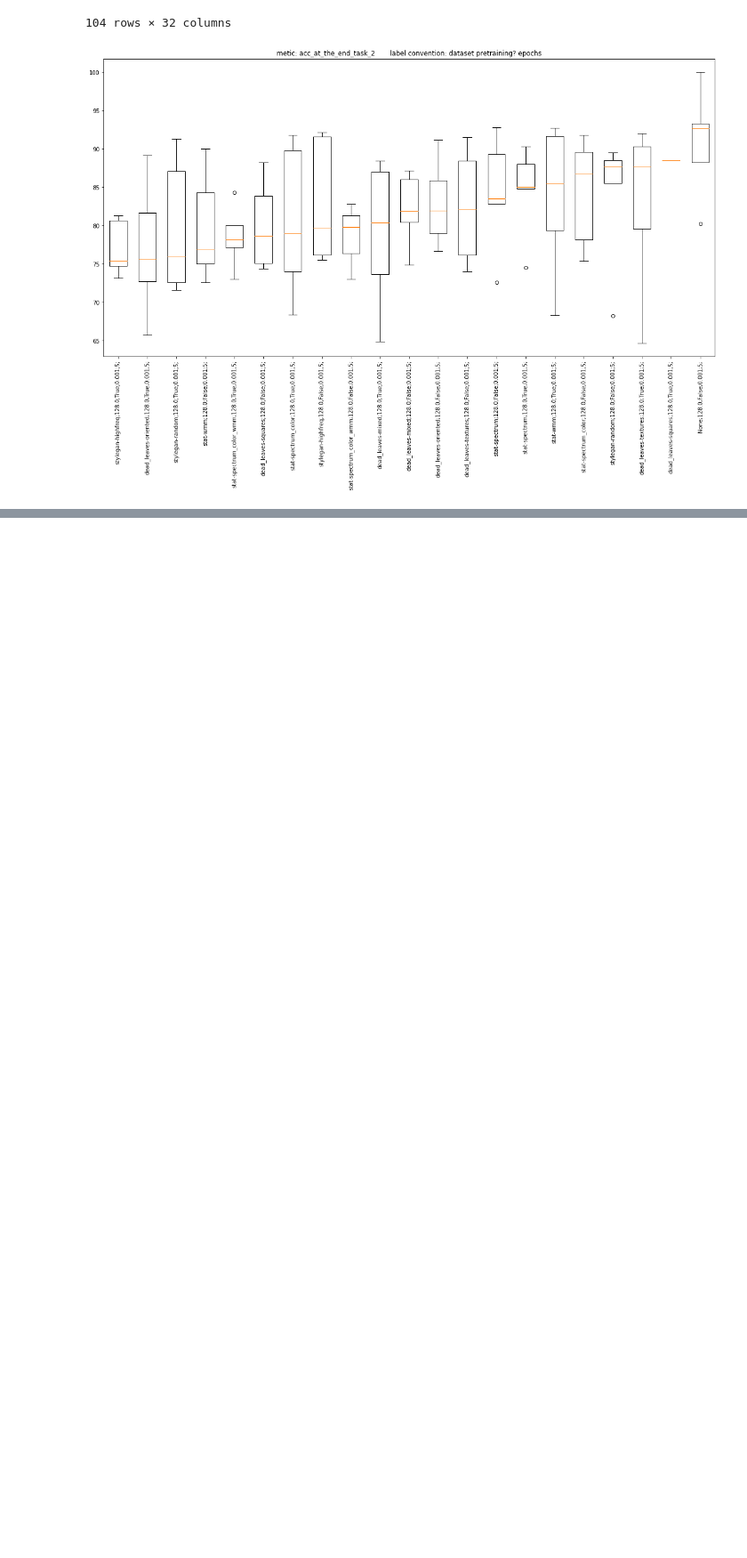
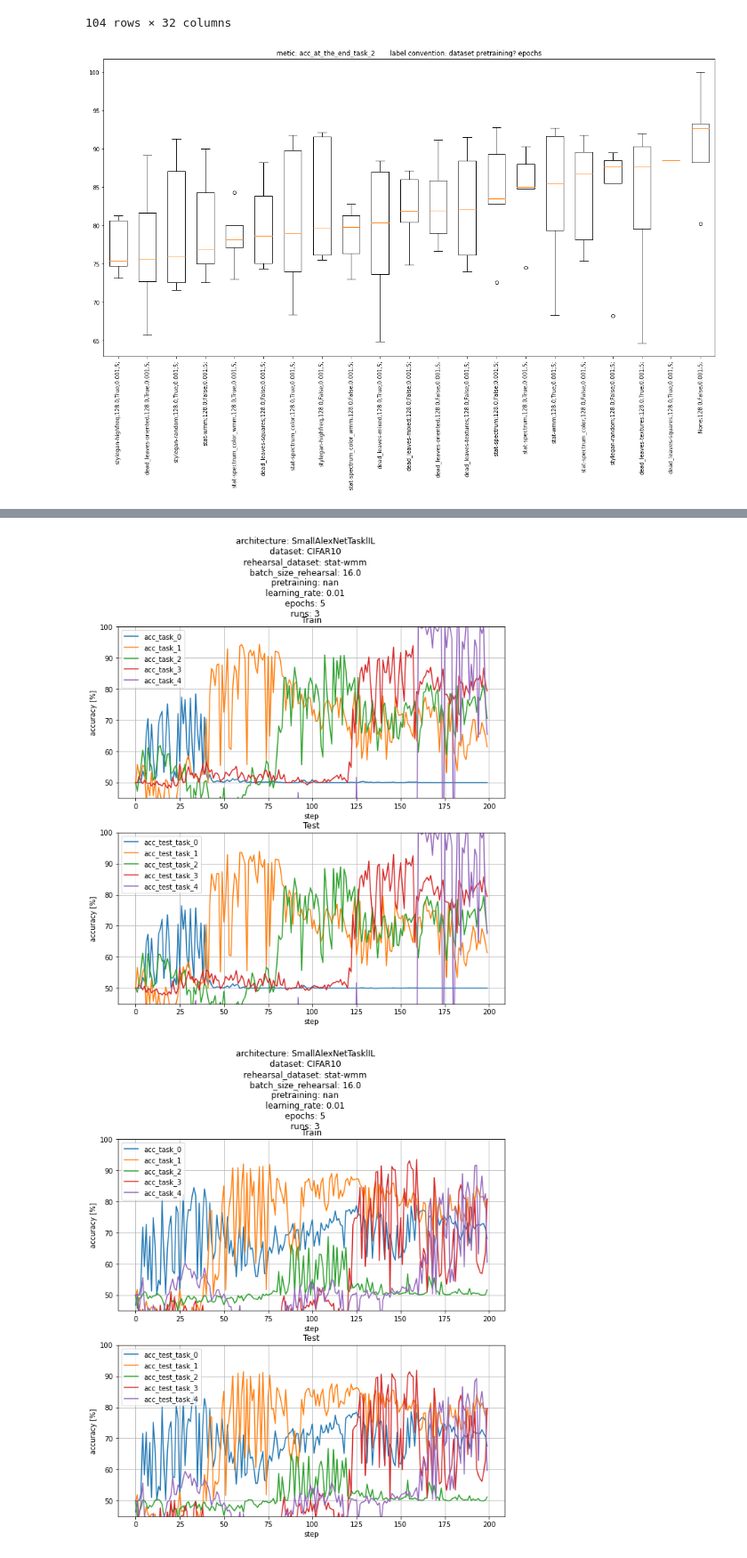
Before and after one commit to jsobolew/mgr, a Jupyter notebook: myCode/Results visualization/results_viz mnist.ipynb, the cells around one changed output, grey strips where cells are left out. Shown at 89% size. Saved outputs shown, nothing was run; the diff lists cells and outputs as text; code cells hidden in the pictures; blank space fills up the shorter version.

```diff
--- a/myCode/Results visualization/results_viz mnist.ipynb
+++ b/myCode/Results visualization/results_viz mnist.ipynb
@@ -60,0 +85,5 @@ viz.plot_single_setting(todo)
+# %%
+viz.plot_single_setting(['stat-wmm','16.0','nan','0.01','5'])
+# %% [output]
+[figure, added]
+[figure, added]
```
Also changed, not shown: parts of 5 cells of this notebook, 8 other files.
